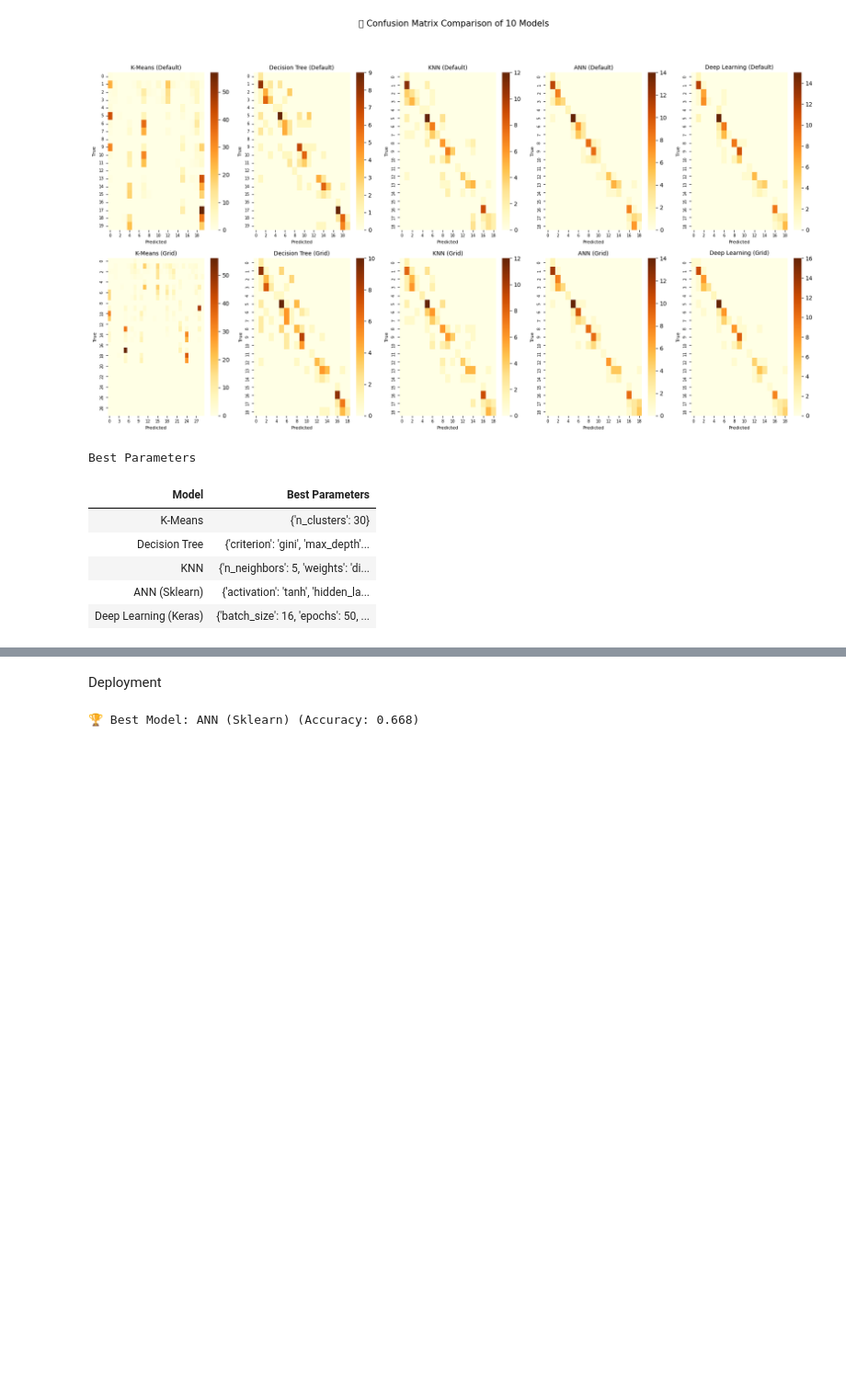
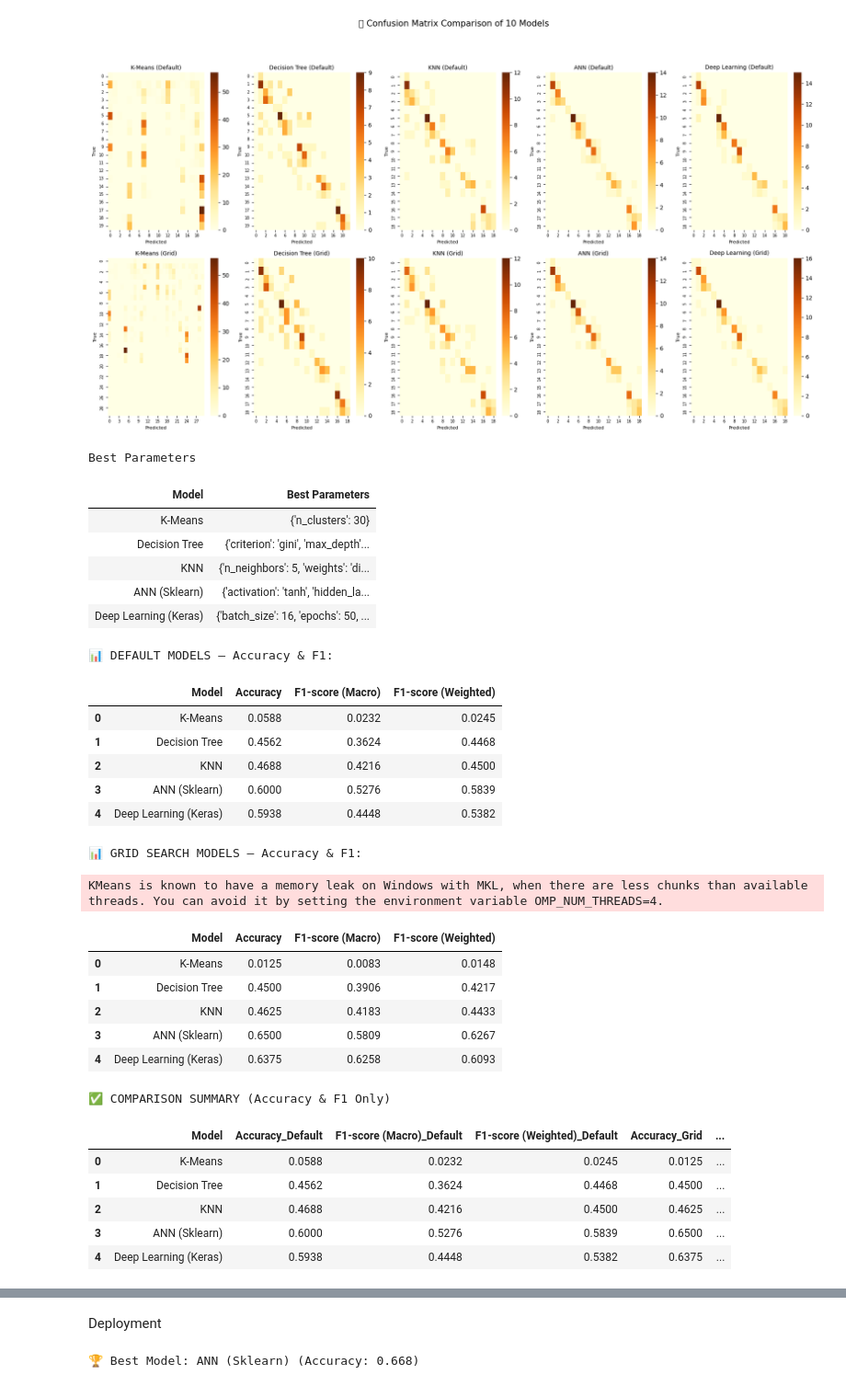
Before and after one commit to phqsuema123/Stock-quadrant-quantitative-analysis-using-deep-learning-classification, a Jupyter notebook: 1.Final_file/3.Data_preparation,4.Modelling/final100.ipynb, the cells around one changed output, grey strips where cells are left out. Shown at 92% size. Cells and saved outputs as stored; diff of their text form; code cells hidden in the pictures; blank space fills up the shorter version.

```diff
--- a/1.Final_file/3.Data_preparation,4.Modelling/final100.ipynb
+++ b/1.Final_file/3.Data_preparation,4.Modelling/final100.ipynb
@@ -1433,3 +1434,82 @@ Best Parameters
 | KNN | {'n_neighbors': 5, 'weights': 'di... |
 | ANN (Sklearn) | {'activation': 'tanh', 'hidden_la... |
 | Deep Learning (Keras) | {'batch_size': 16, 'epochs': 50, ... |
+# %%
+# ============================================================
+# 7️⃣ SEPARATE METRICS (Accuracy & F1 Only) — Default vs Grid
+# ============================================================
+from sklearn.metrics import accuracy_score, f1_score
+
+# -------- Helper function --------
+def evaluate_model_short(name, y_true, y_pred):
+    """Return only Accuracy and F1 (Macro & Weighted)"""
+    return {
+        "Model": name,
+        "Accuracy": accuracy_score(y_true, y_pred),
+        "F1-score (Macro)": f1_score(y_true, y_pred, average='macro', zero_division=0),
+        "F1-score (Weighted)": f1_score(y_true, y_pred, average='weighted', zero_division=0)
+    }
+
+# -------- Evaluate Default Models --------
+metrics_default = []
+metrics_default.append(evaluate_model_short("K-Means", y_encoded, kmeans.labels_))
+metrics_default.append(evaluate_model_short("Decision Tree", y_test, y_pred_tree))
+metrics_default.append(evaluate_model_short("KNN", y_test, y_pred_knn))
+metrics_default.append(evaluate_model_short("ANN (Sklearn)", y_test, y_pred_ann))
+metrics_default.append(evaluate_model_short("Deep Learning (Keras)", y_test, y_pred_dl))
+
+metrics_default_df = pd.DataFrame(metrics_default).round(4)
+print("\n📊 DEFAULT MODELS — Accuracy & F1:")
+display(metrics_default_df)
+
+# -------- Evaluate Grid Search Models --------
+y_preds_grid = {
+    "K-Means": grid_kmeans.best_estimator_.fit_predict(X_scaled),
+    "Decision Tree": y_pred_tree_g,
+    "KNN": y_pred_knn_g,
+    "ANN (Sklearn)": y_pred_ann_g,
+    "Deep Learning (Keras)": y_pred_dl_g
+}
+
+metrics_grid = []
+for model_name, y_pred in y_preds_grid.items():
+    y_true = y_encoded if model_name == "K-Means" else y_test
+    metrics_grid.append(evaluate_model_short(model_name, y_true, y_pred))
+
+metrics_grid_df = pd.DataFrame(metrics_grid).round(4)
+print("\n📊 GRID SEARCH MODELS — Accuracy & F1:")
+display(metrics_grid_df)
+
+# ============================================================
+# 8️⃣ COMBINE SUMMARY (Default vs Grid)
+# ============================================================
+metrics_combined = pd.merge(
+    metrics_default_df, metrics_grid_df,
+    on="Model", suffixes=("_Default", "_Grid")
+)
+
+print("\n✅ COMPARISON SUMMARY (Accuracy & F1 Only)")
+display(metrics_combined)
+# %% [output]
+📊 DEFAULT MODELS — Accuracy & F1:
+|  | Model | Accuracy | F1-score (Macro) | F1-score (Weighted) |
+| 0 | K-Means | 0.0588 | 0.0232 | 0.0245 |
+| 1 | Decision Tree | 0.4562 | 0.3624 | 0.4468 |
+| 2 | KNN | 0.4688 | 0.4216 | 0.4500 |
+| 3 | ANN (Sklearn) | 0.6000 | 0.5276 | 0.5839 |
+| 4 | Deep Learning (Keras) | 0.5938 | 0.4448 | 0.5382 |
+📊 GRID SEARCH MODELS — Accuracy & F1:
+KMeans is known to have a memory leak on Windows with MKL, when there are less chunks than available threads. You can avoid it by setting the environment variable OMP_NUM_THREADS=4.
+|  | Model | Accuracy | F1-score (Macro) | F1-score (Weighted) |
+| 0 | K-Means | 0.0125 | 0.0083 | 0.0148 |
+| 1 | Decision Tree | 0.4500 | 0.3906 | 0.4217 |
+| 2 | KNN | 0.4625 | 0.4183 | 0.4433 |
+| 3 | ANN (Sklearn) | 0.6500 | 0.5809 | 0.6267 |
+| 4 | Deep Learning (Keras) | 0.6375 | 0.6258 | 0.6093 |
+✅ COMPARISON SUMMARY (Accuracy & F1 Only)
+|  | Model | Accuracy_Default | F1-score (Macro)_Default | F1-score (Weighted)_Default | Accuracy_Grid | ... |
+| 0 | K-Means | 0.0588 | 0.0232 | 0.0245 | 0.0125 | ... |
+| 1 | Decision Tree | 0.4562 | 0.3624 | 0.4468 | 0.4500 | ... |
+| 2 | KNN | 0.4688 | 0.4216 | 0.4500 | 0.4625 | ... |
+| 3 | ANN (Sklearn) | 0.6000 | 0.5276 | 0.5839 | 0.6500 | ... |
+| 4 | Deep Learning (Keras) | 0.5938 | 0.4448 | 0.5382 | 0.6375 | ... |
```
Also changed, not shown: parts of 4 cells of this notebook, 7 other files.
